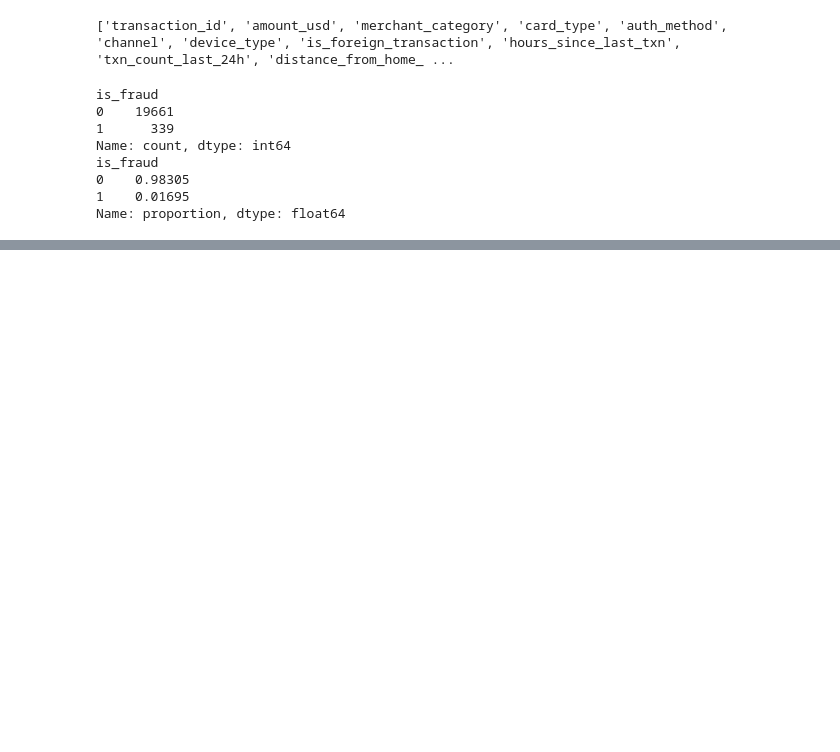
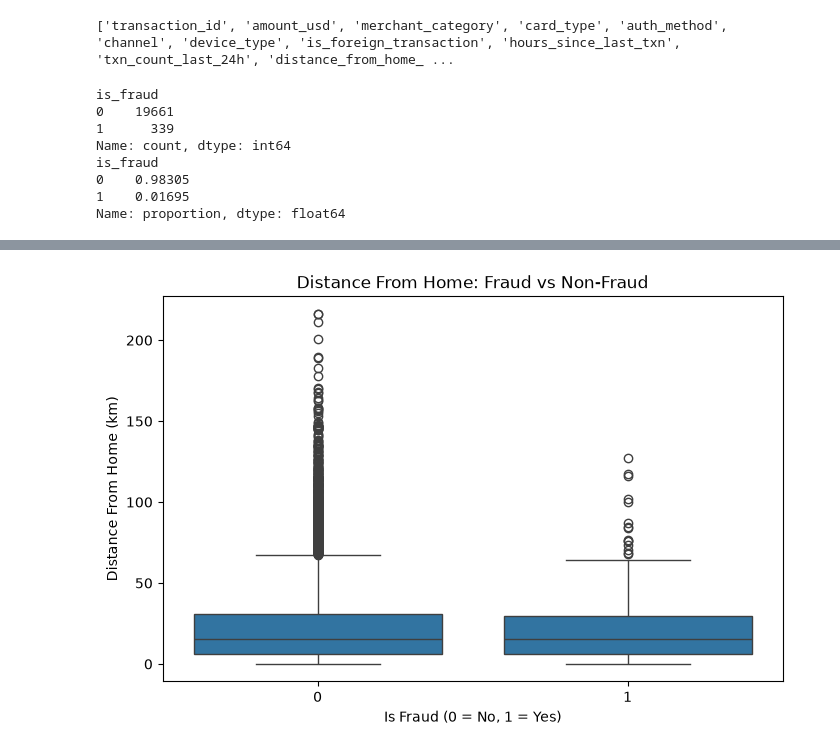
Before and after one commit to ISeckAli/Fraud-detection, a Jupyter notebook: notebooks/01_eda.ipynb, the cells around one changed output, grey strips where cells are left out. Cells and saved outputs as stored; diff of their text form; code cells hidden in the pictures; blank space fills up the shorter version.

```diff
--- a/notebooks/01_eda.ipynb
+++ b/notebooks/01_eda.ipynb
@@ -42,0 +110,12 @@ Name: proportion, dtype: float64
+# %%
+# Compare a key feature - distance_from_home_km - between fraud and
+# non-fraud transactions. A boxplot shows the spread (median, quartiles,
+# outliers) for each group side by side, making differences visually obvious.
+plt.figure(figsize=(8, 5))
+sns.boxplot(data=df, x="is_fraud", y="distance_from_home_km")
+plt.title("Distance From Home: Fraud vs Non-Fraud")
+plt.xlabel("Is Fraud (0 = No, 1 = Yes)")
+plt.ylabel("Distance From Home (km)")
+plt.show()
+# %% [output]
+[figure, added]
```
Also changed, not shown: parts of 5 cells of this notebook.
